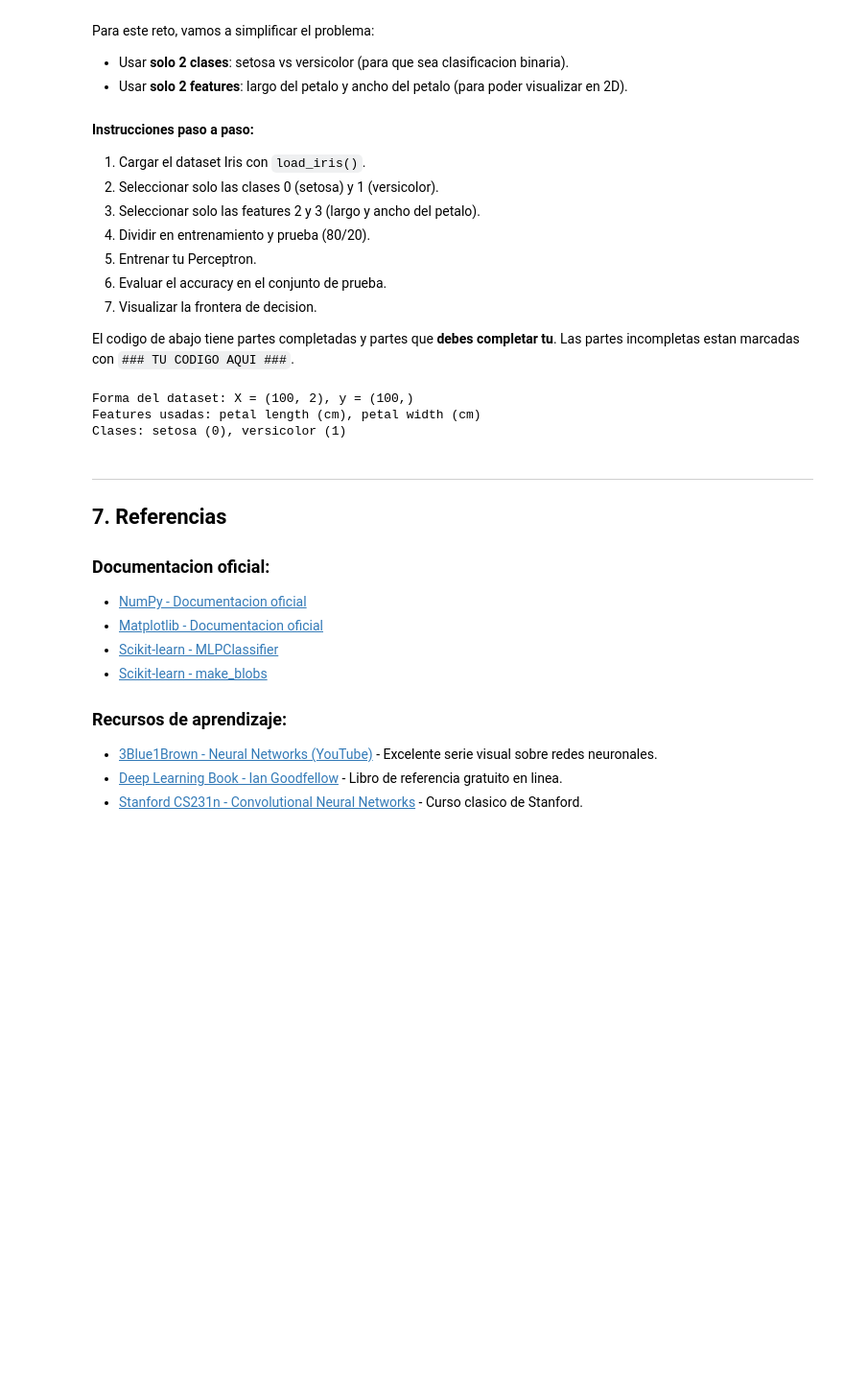
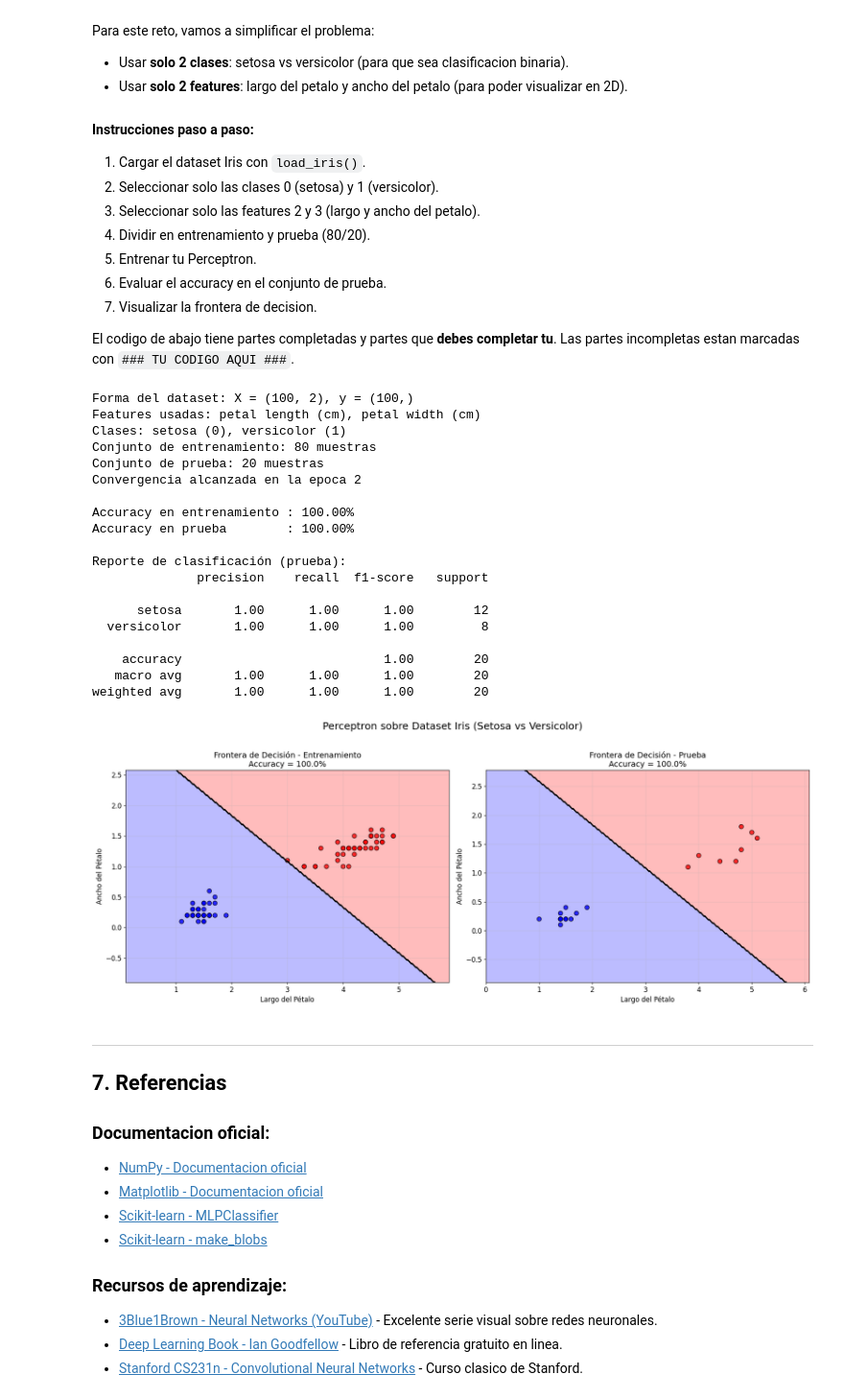
Before and after one commit to turibe1828/deep-learning-2-TdeA, a Jupyter notebook: guias/Guia_01_Fundamentos_DL_Perceptron.ipynb, the cells around one changed output. Shown at 96% size. Drawn from its saved outputs; the diff is of its cells as text; code cells hidden in the pictures; blank space fills up the shorter version.

```diff
--- a/guias/Guia_01_Fundamentos_DL_Perceptron.ipynb
+++ b/guias/Guia_01_Fundamentos_DL_Perceptron.ipynb
@@ -1395,46 +1408,90 @@ El codigo de abajo tiene partes completadas y partes que **debes completar tu**.
 # ============================================================
 
 # Paso 1: Cargar el dataset Iris
 iris = load_iris()
 
 # Paso 2: Seleccionar solo las clases 0 (setosa) y 1 (versicolor)
 # Recuerda que iris.target contiene las etiquetas (0, 1, 2)
 mascara = iris.target < 2  # True para clases 0 y 1, False para clase 2
 
 # Paso 3: Seleccionar solo las features 2 y 3 (largo y ancho del petalo)
 # iris.data tiene 4 columnas: [sepal_length, sepal_width, petal_length, petal_width]
 X_iris = iris.data[mascara][:, 2:4]  # Solo features de petalo
 y_iris = iris.target[mascara]         # Solo clases 0 y 1
 
 print(f"Forma del dataset: X = {X_iris.shape}, y = {y_iris.shape}")
 print(f"Features usadas: {iris.feature_names[2]}, {iris.feature_names[3]}")
 print(f"Clases: {iris.target_names[0]} (0), {iris.target_names[1]} (1)")
 
 # Paso 4: Dividir en entrenamiento y prueba
-### TU CODIGO AQUI ###
-# Usa train_test_split con test_size=0.2 y random_state=42
-# X_train, X_test, y_train, y_test = ...
+X_train, X_test, y_train, y_test = train_test_split(
+    X_iris, y_iris, test_size=0.2, random_state=42
+)
 
+print(f"Conjunto de entrenamiento: {X_train.shape[0]} muestras")
+print(f"Conjunto de prueba: {X_test.shape[0]} muestras")
 
 # Paso 5: Entrenar el Perceptron
-### TU CODIGO AQUI ###
-# Crea una instancia de la clase Perceptron con los hiperparametros que consideres apropiados
-# Entrena con X_train y y_train
-
+perceptron_iris = Perceptron(learning_rate=0.1, n_epochs=100)
+perceptron_iris.fit(X_train, y_train)
 
 # Paso 6: Evaluar el accuracy
-### TU CODIGO AQUI ###
-# Calcula y muestra el accuracy tanto en entrenamiento como en prueba
+acc_train = accuracy_score(y_train, perceptron_iris.predict(X_train))
+acc_test  = accuracy_score(y_test,  perceptron_iris.predict(X_test))
 
+print(f"\nAccuracy en entrenamiento : {acc_train * 100:.2f}%")
+print(f"Accuracy en prueba        : {acc_test  * 100:.2f}%")
 
-# Paso 7: Visualizar la frontera de decision
-### TU CODIGO AQUI ###
-# Usa la funcion plot_decision_boundary() que definimos arriba
-# Grafica usando X_train y y_train
+# Reporte detallado
+print("\nReporte de clasificación (prueba):")
+print(classification_report(
+    y_test, perceptron_iris.predict(X_test),
+    target_names=[iris.target_names[0], iris.target_names[1]]
+))
+
+# Paso 7: Visualizar la frontera de decisión
+fig, axes = plt.subplots(1, 2, figsize=(18, 7))
+
+plot_decision_boundary(
+    X_train, y_train, perceptron_iris,
+    title=f'Frontera de Decisión - Entrenamiento\nAccuracy = {acc_train*100:.1f}%',
+    ax=axes[0]
+)
+axes[0].set_xlabel('Largo del Pétalo', fontsize=12)
+axes[0].set_ylabel('Ancho del Pétalo', fontsize=12)
+
+plot_decision_boundary(
+    X_test, y_test, perceptron_iris,
+    title=f'Frontera de Decisión - Prueba\nAccuracy = {acc_test*100:.1f}%',
+    ax=axes[1]
+)
+axes[1].set_xlabel('Largo del Pétalo', fontsize=12)
+axes[1].set_ylabel('Ancho del Pétalo', fontsize=12)
+
+plt.suptitle('Perceptron sobre Dataset Iris (Setosa vs Versicolor)', fontsize=18, y=1.02)
+plt.tight_layout()
+plt.show()
 # %% [output]
 Forma del dataset: X = (100, 2), y = (100,)
 Features usadas: petal length (cm), petal width (cm)
 Clases: setosa (0), versicolor (1)
+Conjunto de entrenamiento: 80 muestras
+Conjunto de prueba: 20 muestras
+Convergencia alcanzada en la epoca 2
+
+Accuracy en entrenamiento : 100.00%
+Accuracy en prueba        : 100.00%
+
+Reporte de clasificación (prueba):
+              precision    recall  f1-score   support
+
+      setosa       1.00      1.00      1.00        12
+  versicolor       1.00      1.00      1.00         8
+
+    accuracy                           1.00        20
+   macro avg       1.00      1.00      1.00        20
+weighted avg       1.00      1.00      1.00        20
+[figure, added]
 # %% [markdown]
 ---
 
```
Also changed, not shown: parts of 2 cells of this notebook.
